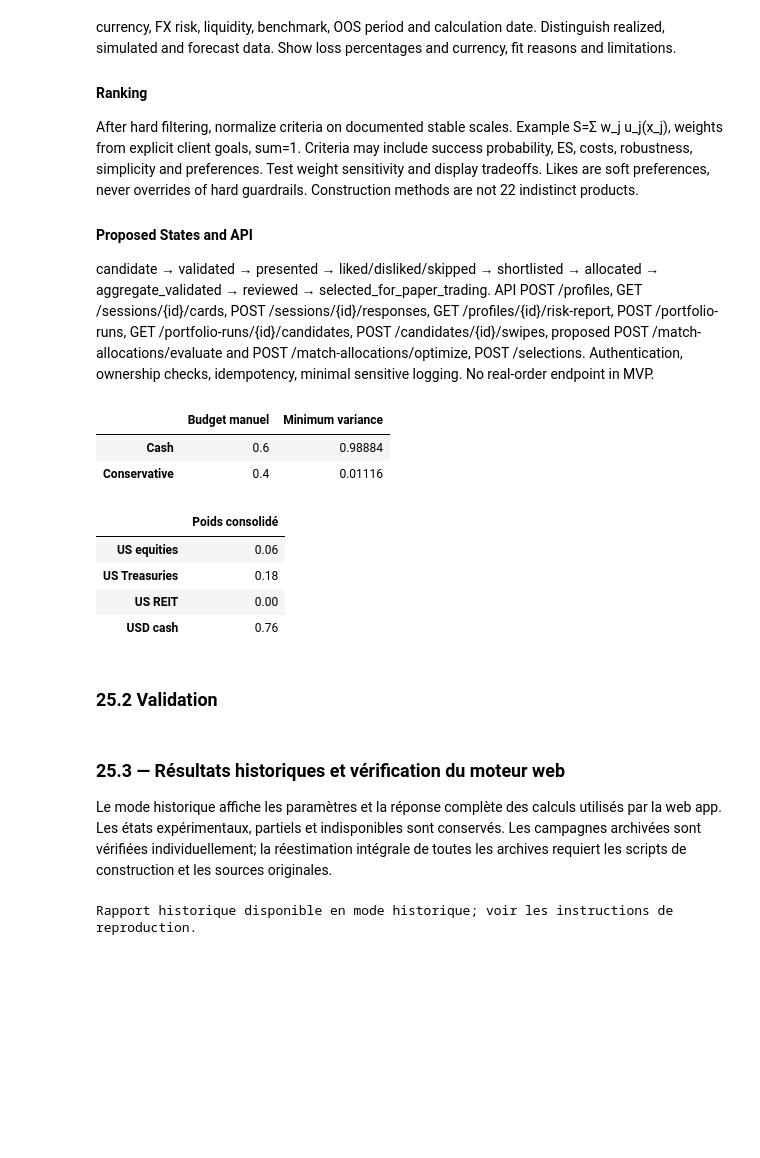
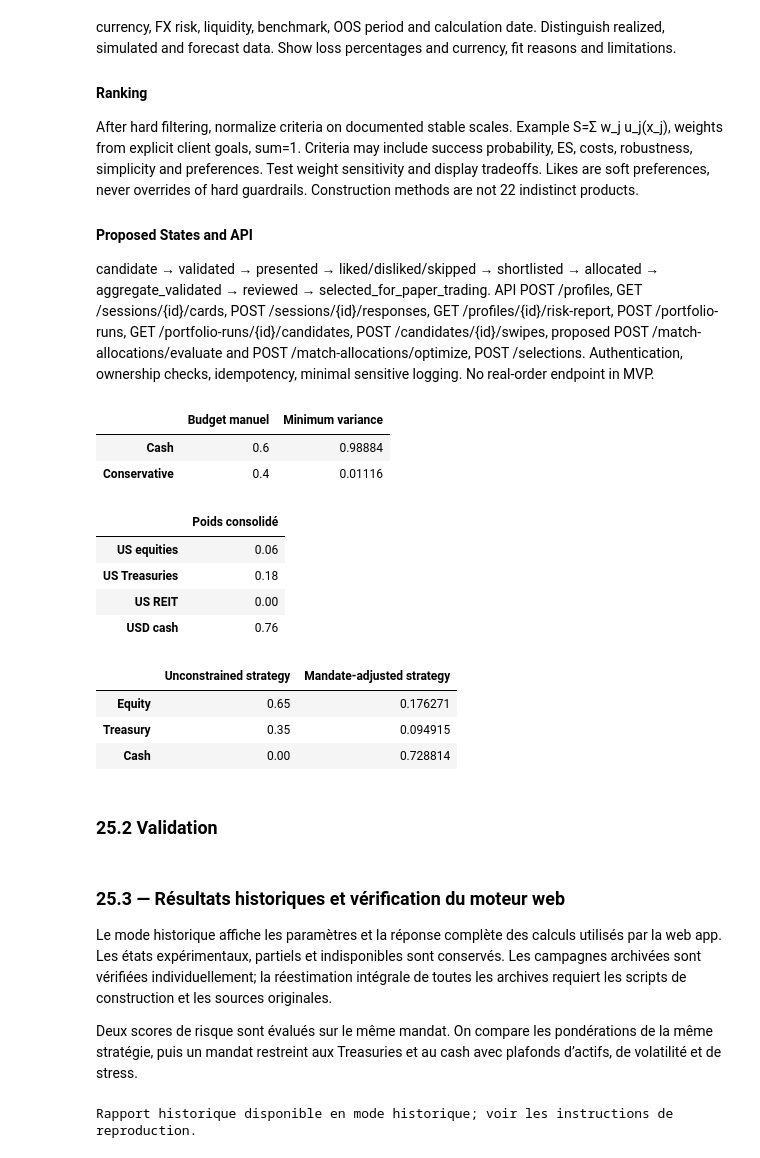
Before and after one commit to NvarMaley/TindeRisk, a Jupyter notebook: notebooks/RiskMatch_V3.ipynb, the cells around one changed output. Saved outputs shown, nothing was run; the diff lists cells and outputs as text; code cells hidden in the pictures; blank space fills up the shorter version.

Commit message:
Construct personalized portfolios for each client mandate

```diff
--- a/notebooks/RiskMatch_V3.ipynb
+++ b/notebooks/RiskMatch_V3.ipynb
@@ -2882,29 +2896,46 @@ candidate → validated → presented → liked/disliked/skipped → shortlisted
 # %%
 from riskmatch.matching import allocate
 from riskmatch.prototype import ClientProfile
 import pandas as pd
 profile25 = ClientProfile(100000, 10, .30)
 likes = ["Cash", "Conservative"]
 manual = allocate(profile25, likes, [.6, .4])
 optimized = allocate(profile25, likes, optimize=True)
 assert np.isclose(manual["weights"]["USD cash"], .76)
 display(pd.DataFrame({"Budget manuel": manual["budgets"], "Minimum variance": optimized["budgets"]}))
 display(pd.DataFrame({"Poids consolidé": manual["weights"]}))
+
+# A reproducible constrained-target example using two assets and cash.
+from riskmatch.personalized_matches import defensive_reference, adapt_target, valid_weights
+bounds25 = np.array([.65, .65, 1.])
+shocks25 = np.array([[-.4, -.1, 0.], [-.1, -.2, 0.]])
+cov25 = np.diag([.09, .03, 0.])
+raw_target25 = np.array([.65, .35, 0.])
+safe25 = defensive_reference(bounds25, shocks25, cov25, .08, .10)
+w25 = adapt_target(raw_target25, safe25, bounds25, shocks25, .08, cov25, .10)
+assert valid_weights(w25, bounds25, shocks25, .08, cov25, .10)
+display(pd.DataFrame({"Unconstrained strategy": raw_target25, "Mandate-adjusted strategy": w25}, index=["Equity", "Treasury", "Cash"]))
 # %% [output]
 |  | Budget manuel | Minimum variance |
 | Cash | 0.6 | 0.98884 |
 | Conservative | 0.4 | 0.01116 |
 |  | Poids consolidé |
 | US equities | 0.06 |
 | US Treasuries | 0.18 |
 | US REIT | 0.00 |
 | USD cash | 0.76 |
+|  | Unconstrained strategy | Mandate-adjusted strategy |
+| Equity | 0.65 | 0.176271 |
+| Treasury | 0.35 | 0.094915 |
+| Cash | 0.00 | 0.728814 |
 # %% [markdown]
 ### 25.2 Validation
 # %% [markdown]
 ### 25.3 — Résultats historiques et vérification du moteur web
 
 Le mode historique affiche les paramètres et la réponse complète des calculs utilisés par la web app. Les états expérimentaux, partiels et indisponibles sont conservés. Les campagnes archivées sont vérifiées individuellement; la réestimation intégrale de toutes les archives requiert les scripts de construction et les sources originales.
+
+Deux scores de risque sont évalués sur le même mandat. On compare les pondérations de la même stratégie, puis un mandat restreint aux Treasuries et au cash avec plafonds d’actifs, de volatilité et de stress.
 # %%
 if historical_mode:
     review.chapter(25)
```
Also changed, not shown: parts of 2 cells of this notebook, 24 other files.
